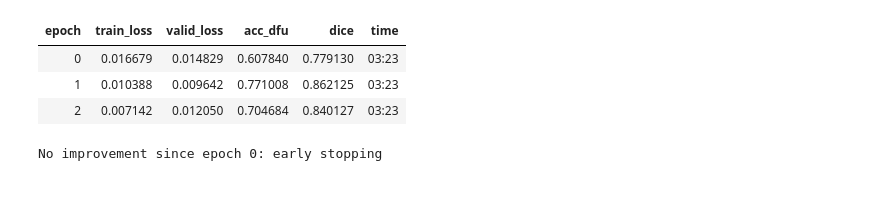
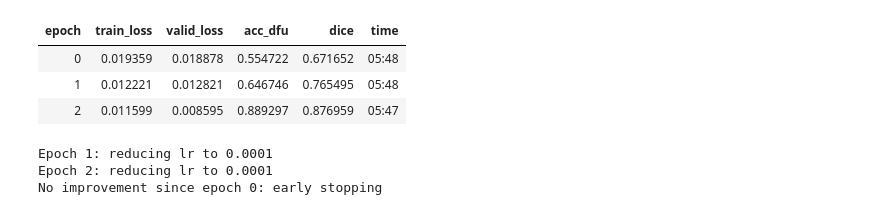
Before and after one commit to madhavajay/fastai-course-2022, a Jupyter notebook: 01-dfu-segmentation-training.ipynb, the cells around one changed output. Cells and saved outputs as stored; diff of their text form; code cells hidden in the pictures.

```diff
--- a/01-dfu-segmentation-training.ipynb
+++ b/01-dfu-segmentation-training.ipynb
@@ -199,11 +197,18 @@ SuggestedLRs(valley=0.00010964782268274575, slide=0.0003981071640737355)
 # %%
 lr = 1e-3
-# %%
-callbacks = [EarlyStoppingCallback(monitor='valid_loss', min_delta=0.1, patience=2)]
-model.fit_flat_cos(10, slice(lr), cbs=callbacks)
-# %% [output]
-| epoch | train_loss | valid_loss | acc_dfu | dice | time |
-| 0 | 0.016679 | 0.014829 | 0.607840 | 0.779130 | 03:23 |
-| 1 | 0.010388 | 0.009642 | 0.771008 | 0.862125 | 03:23 |
-| 2 | 0.007142 | 0.012050 | 0.704684 | 0.840127 | 03:23 |
-No improvement since epoch 0: early stopping
+# %%
+model = load_model_training(**x) # fresh model
+callbacks = [
+    ReduceLROnPlateau(monitor='valid_loss', min_delta=0.1, patience=1),
+    EarlyStoppingCallback(monitor='valid_loss', min_delta=0.1, patience=2),
+    SaveModelCallback(every_epoch=True)
+]
+model.fit_flat_cos(10, slice(lr), cbs=callbacks, wd=0.1)
+# %% [output]
+| epoch | train_loss | valid_loss | acc_dfu | dice | time |
+| 0 | 0.019359 | 0.018878 | 0.554722 | 0.671652 | 05:48 |
+| 1 | 0.012221 | 0.012821 | 0.646746 | 0.765495 | 05:48 |
+| 2 | 0.011599 | 0.008595 | 0.889297 | 0.876959 | 05:47 |
+Epoch 1: reducing lr to 0.0001
+Epoch 2: reducing lr to 0.0001
+No improvement since epoch 0: early stopping
```
Also changed, not shown: parts of 21 cells of this notebook, 5 other files.
